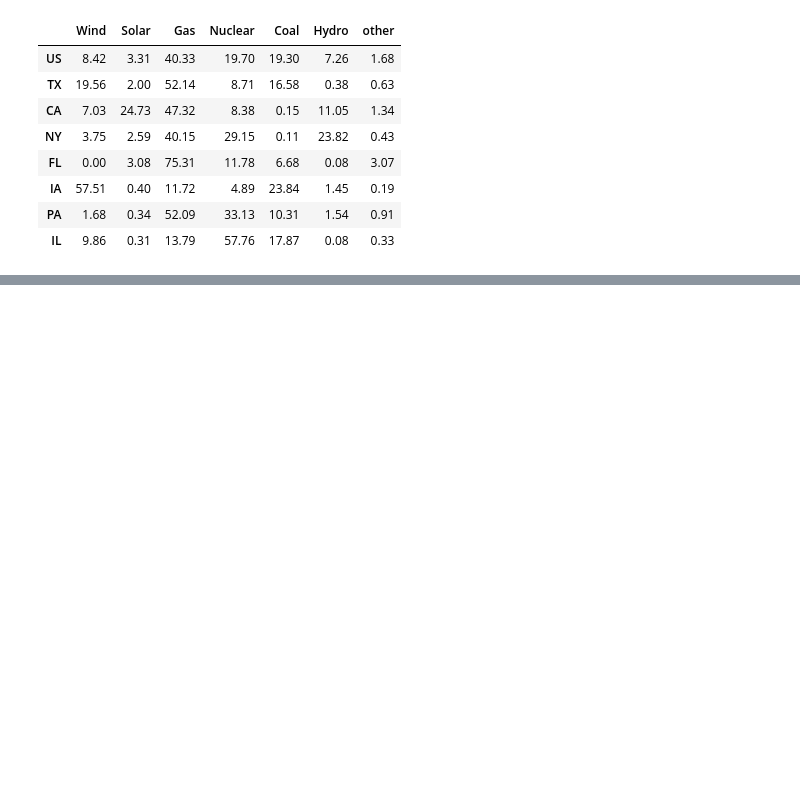
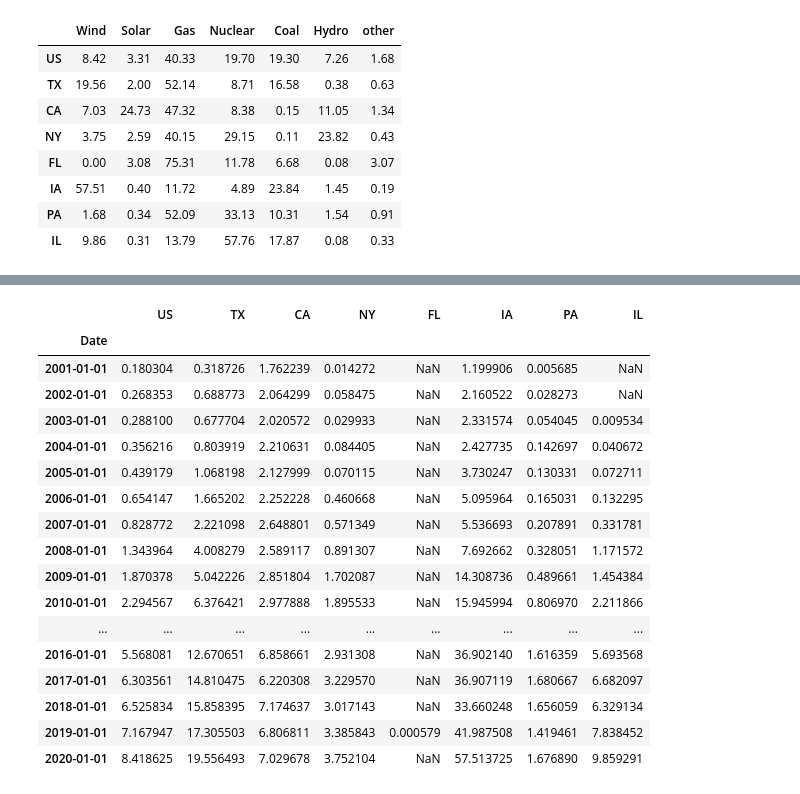
Before and after one commit to thekhan314/renewables, a Jupyter notebook: Renewable.ipynb, the cells around one changed output, grey strips where cells are left out. Saved outputs shown, nothing was run; the diff lists cells and outputs as text; code cells hidden in the pictures; blank space fills up the shorter version.

```diff
--- a/Renewable.ipynb
+++ b/Renewable.ipynb
@@ -294,0 +318,21 @@ class Pie(plotly.basedatatypes.BaseTraceType)
+# %%
+wind_perc
+# %% [output]
+|  | US | TX | CA | NY | FL | IA | PA | IL |
+| Date |  |  |  |  |  |  |  |  |
+| 2001-01-01 | 0.180304 | 0.318726 | 1.762239 | 0.014272 | NaN | 1.199906 | 0.005685 | NaN |
+| 2002-01-01 | 0.268353 | 0.688773 | 2.064299 | 0.058475 | NaN | 2.160522 | 0.028273 | NaN |
+| 2003-01-01 | 0.288100 | 0.677704 | 2.020572 | 0.029933 | NaN | 2.331574 | 0.054045 | 0.009534 |
+| 2004-01-01 | 0.356216 | 0.803919 | 2.210631 | 0.084405 | NaN | 2.427735 | 0.142697 | 0.040672 |
+| 2005-01-01 | 0.439179 | 1.068198 | 2.127999 | 0.070115 | NaN | 3.730247 | 0.130331 | 0.072711 |
+| 2006-01-01 | 0.654147 | 1.665202 | 2.252228 | 0.460668 | NaN | 5.095964 | 0.165031 | 0.132295 |
+| 2007-01-01 | 0.828772 | 2.221098 | 2.648801 | 0.571349 | NaN | 5.536693 | 0.207891 | 0.331781 |
+| 2008-01-01 | 1.343964 | 4.008279 | 2.589117 | 0.891307 | NaN | 7.692662 | 0.328051 | 1.171572 |
+| 2009-01-01 | 1.870378 | 5.042226 | 2.851804 | 1.702087 | NaN | 14.308736 | 0.489661 | 1.454384 |
+| 2010-01-01 | 2.294567 | 6.376421 | 2.977888 | 1.895533 | NaN | 15.945994 | 0.806970 | 2.211866 |
+| ... | ... | ... | ... | ... | ... | ... | ... | ... |
+| 2016-01-01 | 5.568081 | 12.670651 | 6.858661 | 2.931308 | NaN | 36.902140 | 1.616359 | 5.693568 |
+| 2017-01-01 | 6.303561 | 14.810475 | 6.220308 | 3.229570 | NaN | 36.907119 | 1.680667 | 6.682097 |
+| 2018-01-01 | 6.525834 | 15.858395 | 7.174637 | 3.017143 | NaN | 33.660248 | 1.656059 | 6.329134 |
+| 2019-01-01 | 7.167947 | 17.305503 | 6.806811 | 3.385843 | 0.000579 | 41.987508 | 1.419461 | 7.838452 |
+| 2020-01-01 | 8.418625 | 19.556493 | 7.029678 | 3.752104 | NaN | 57.513725 | 1.676890 | 9.859291 |
```
Also changed, not shown: parts of 6 cells of this notebook.
